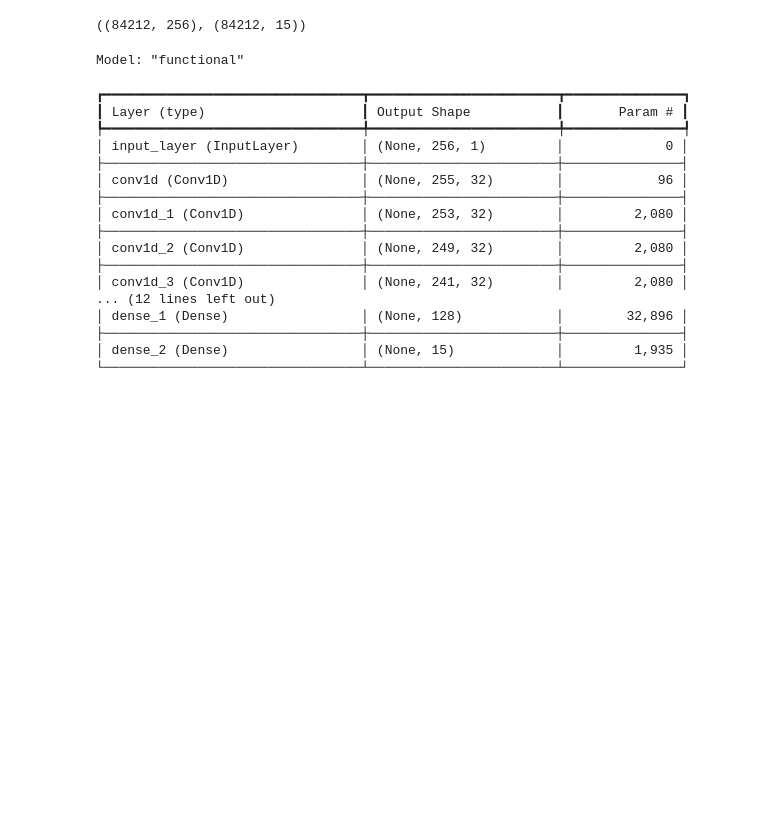
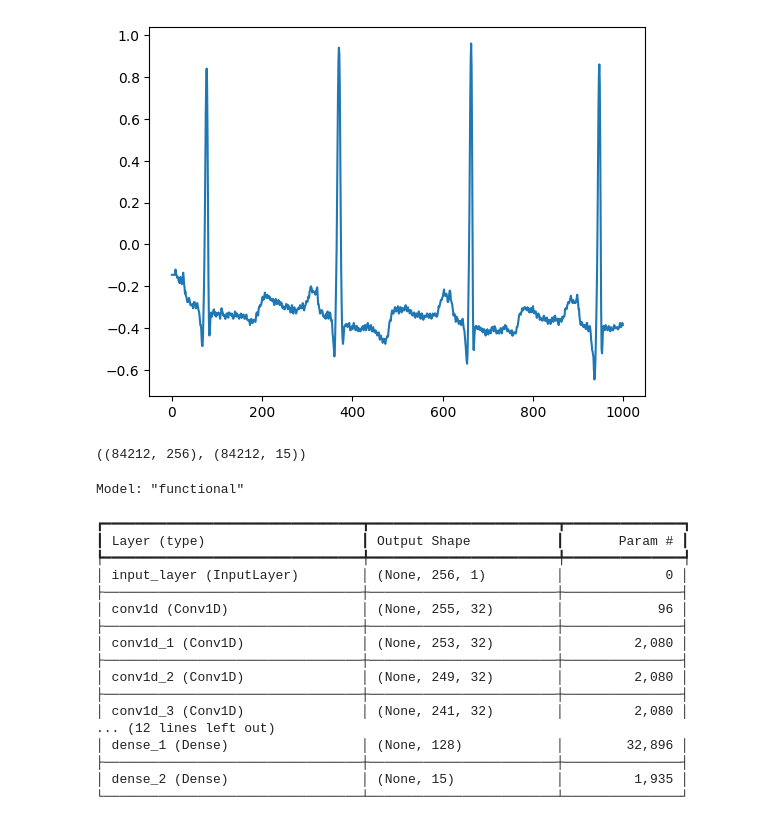
Before and after one commit to darinvi/NN-Exam-Mitdb, a Jupyter notebook: stuff.ipynb, the cells around one changed output. Saved outputs shown, nothing was run; the diff lists cells and outputs as text; code cells hidden in the pictures; blank space fills up the shorter version.

Commit message:
add save fig

```diff
--- a/stuff.ipynb
+++ b/stuff.ipynb
@@ -21,6 +21,21 @@ def get_signal_data(path):
     symbol = np.array(annotation.symbol)
     mask = np.isin(symbol, VALID_CLASSES)
     return record.p_signal[:, 0], symbol[mask], annotation.sample[mask]
+# %%
+def plot_signal(name, start=0, end=None, save_fig=False):
+    end = end or len(signal)
+    path_name = name
+    if 'mitdb' not in path_name:
+        path_name = 'mitdb/' + path_name
+    signal, _, _ = get_signal_data(path_name)
+    plt.plot(signal[start:end])
+    plt.show()
+    if save_fig:
+        plt.savefig(f'plots/{name}_{start}_{end}.png')
+# %%
+plot_signal('100', 0, 1000, save_fig=True)
+# %% [output]
+[figure, added]
 # %%
 def apply_wavelet(signal, levels=8):
     w=pywt.Wavelet('sym7')
```
Also changed, not shown: 1 other file.
